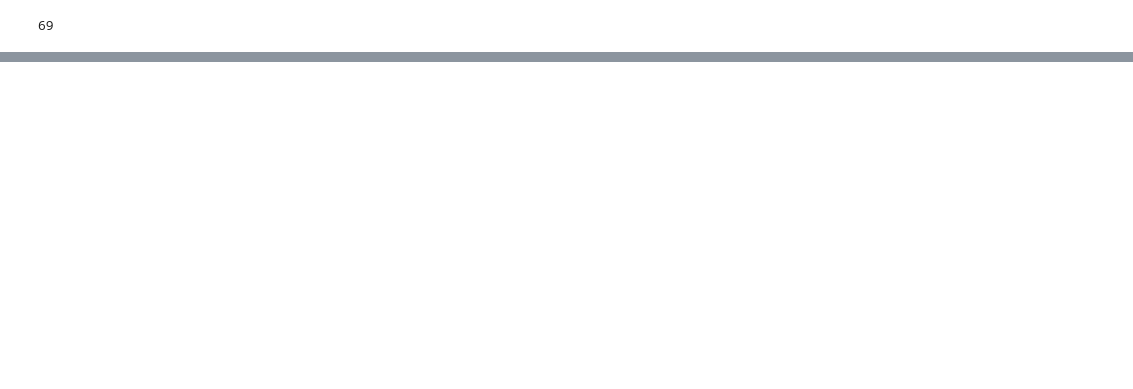
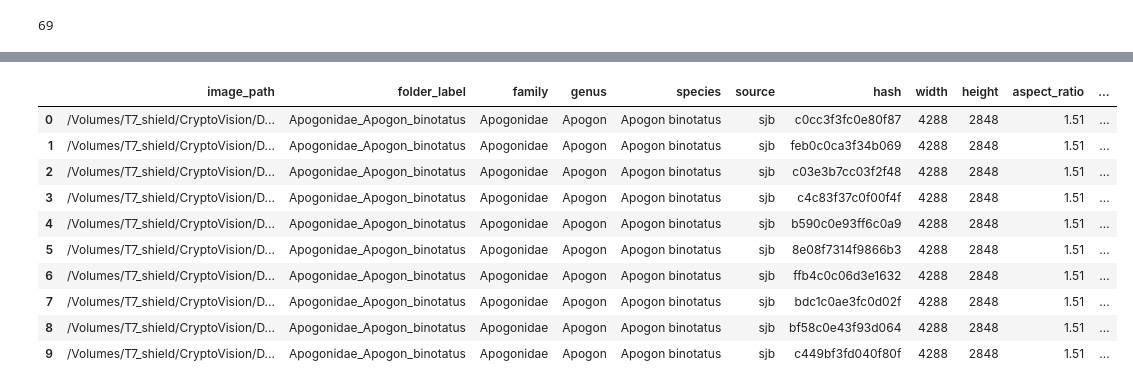
Before and after one commit to leonardo-reginato/cryptovision, a Jupyter notebook: notebooks/dataset_setup.ipynb, the cells around one changed output, grey strips where cells are left out. Cells and saved outputs as stored; diff of their text form; code cells hidden in the pictures; blank space fills up the shorter version.

```diff
--- a/notebooks/dataset_setup.ipynb
+++ b/notebooks/dataset_setup.ipynb
@@ -187,3 +187,10 @@ df.head(5)
 | 2 | /Volumes/T7_shield/CryptoVision/D... | Apogonidae_Apogon_binotatus | Apogonidae | Apogon | Apogon binotatus | inat | e6391d0e099c3e1f | 2048 | 1155 | 1.77 | ... |
 | 3 | /Volumes/T7_shield/CryptoVision/D... | Apogonidae_Apogon_binotatus | Apogonidae | Apogon | Apogon binotatus | inat | c49f1fc0e0c7d998 | 2048 | 1155 | 1.77 | ... |
 | 4 | /Volumes/T7_shield/CryptoVision/D... | Apogonidae_Apogon_binotatus | Apogonidae | Apogon | Apogon binotatus | inat | ce36d1e51e21f069 | 1553 | 1060 | 1.47 | ... |
+# %%
+import cryptovision.dataset as cvis_dataset
+
+data = cvis_dataset.main(min_samples=100)
+
+data.head(10)
+# %% [output]
@@ -189,0 +210,11 @@ df.head(5)
+|  | image_path | folder_label | family | genus | species | source | hash | width | height | aspect_ratio | ... |
+| 0 | /Volumes/T7_shield/CryptoVision/D... | Apogonidae_Apogon_binotatus | Apogonidae | Apogon | Apogon binotatus | sjb | c0cc3f3fc0e80f87 | 4288 | 2848 | 1.51 | ... |
+| 1 | /Volumes/T7_shield/CryptoVision/D... | Apogonidae_Apogon_binotatus | Apogonidae | Apogon | Apogon binotatus | sjb | feb0c0ca3f34b069 | 4288 | 2848 | 1.51 | ... |
+| 2 | /Volumes/T7_shield/CryptoVision/D... | Apogonidae_Apogon_binotatus | Apogonidae | Apogon | Apogon binotatus | sjb | c03e3b7cc03f2f48 | 4288 | 2848 | 1.51 | ... |
+| 3 | /Volumes/T7_shield/CryptoVision/D... | Apogonidae_Apogon_binotatus | Apogonidae | Apogon | Apogon binotatus | sjb | c4c83f37c0f00f4f | 4288 | 2848 | 1.51 | ... |
+| 4 | /Volumes/T7_shield/CryptoVision/D... | Apogonidae_Apogon_binotatus | Apogonidae | Apogon | Apogon binotatus | sjb | b590c0e93ff6c0a9 | 4288 | 2848 | 1.51 | ... |
+| 5 | /Volumes/T7_shield/CryptoVision/D... | Apogonidae_Apogon_binotatus | Apogonidae | Apogon | Apogon binotatus | sjb | 8e08f7314f9866b3 | 4288 | 2848 | 1.51 | ... |
+| 6 | /Volumes/T7_shield/CryptoVision/D... | Apogonidae_Apogon_binotatus | Apogonidae | Apogon | Apogon binotatus | sjb | ffb4c0c06d3e1632 | 4288 | 2848 | 1.51 | ... |
+| 7 | /Volumes/T7_shield/CryptoVision/D... | Apogonidae_Apogon_binotatus | Apogonidae | Apogon | Apogon binotatus | sjb | bdc1c0ae3fc0d02f | 4288 | 2848 | 1.51 | ... |
+| 8 | /Volumes/T7_shield/CryptoVision/D... | Apogonidae_Apogon_binotatus | Apogonidae | Apogon | Apogon binotatus | sjb | bf58c0e43f93d064 | 4288 | 2848 | 1.51 | ... |
+| 9 | /Volumes/T7_shield/CryptoVision/D... | Apogonidae_Apogon_binotatus | Apogonidae | Apogon | Apogon binotatus | sjb | c449bf3fd040f80f | 4288 | 2848 | 1.51 | ... |
```
Also changed, not shown: parts of 1 cell of this notebook, 3 other files.
